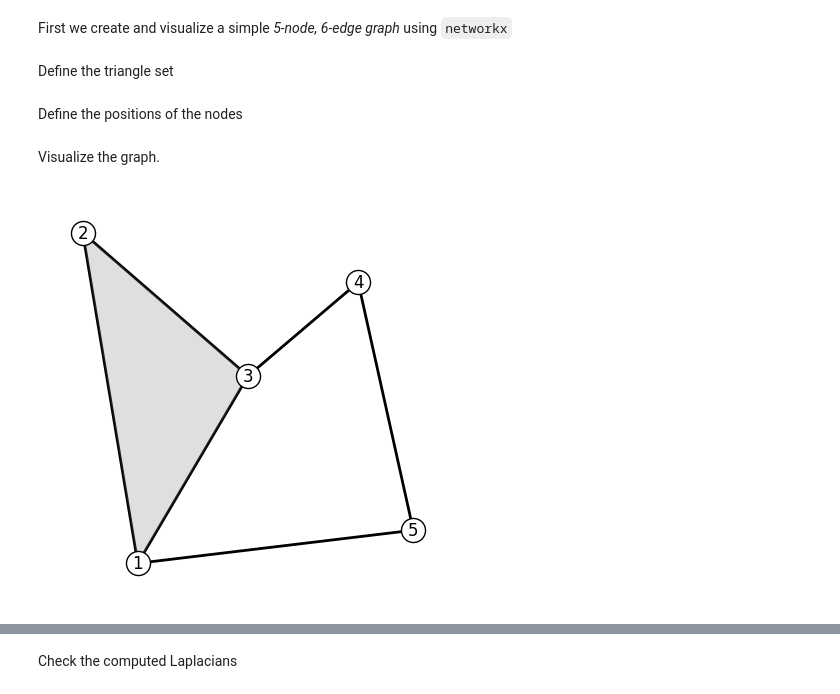
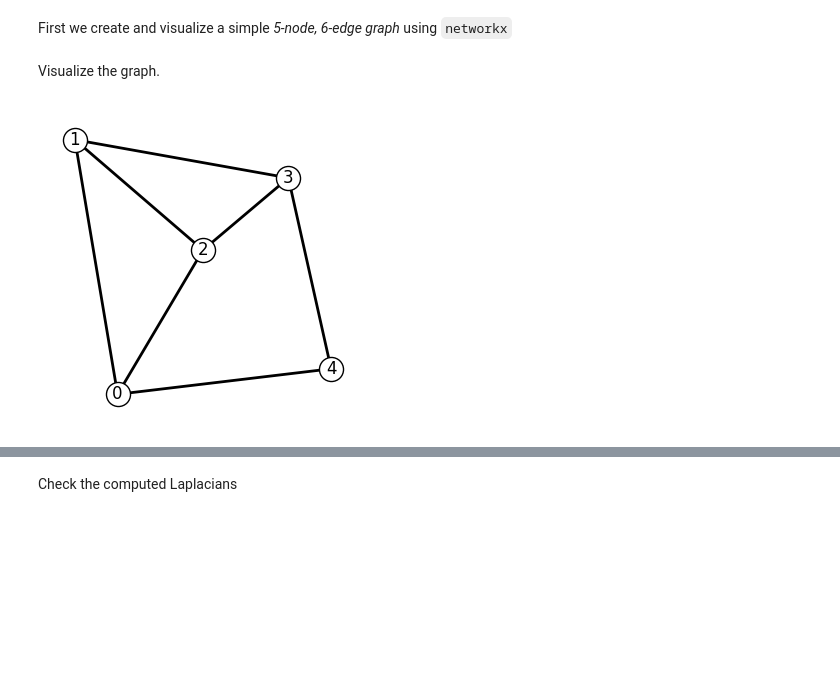
Before and after one commit to geometric-kernels/GeometricKernels, a Jupyter notebook: notebooks/GraphEdges.ipynb, the cells around one changed output, grey strips where cells are left out. Cells and saved outputs as stored; diff of their text form; code cells hidden in the pictures; blank space fills up the shorter version.

```diff
--- a/notebooks/GraphEdges.ipynb
+++ b/notebooks/GraphEdges.ipynb
@@ -75,2 +77,0 @@ G.add_edge(4, 5)
-# %% [markdown]
-Define the triangle set
@@ -79,25 +78,23 @@ triangles = [(1,2,3)]
-# %% [markdown]
-Define the positions of the nodes
 # %%
-# explicitly set positions
-pos = {1: (0, 0), 2: (-1, 0.3), 3: (2, 0.17), 4: (4, 0.255), 5: (5, 0.03)}
+nx_graph = nx.Graph()
+nx_graph.add_edges_from([(0, 1), (0, 2), (0, 4), (1, 2), (1, 3), (2, 3), (3, 4)])
+
+# explicitly set node positions for visualization
+pos = {0: (0, 0), 1: (-1, 0.3), 2: (2, 0.17), 3: (4, 0.255), 4: (5, 0.03)}
 # %% [markdown]
 Visualize the graph.
 # %%
-options = {
+graph_vis_options = {
     "font_size": 12,
     "node_size": 300,
     "node_color": "white",
     "edgecolors": "black",
     "linewidths": 1,
     "width": 2,
     "with_labels": True,
 }
 plt.figure(figsize=(4,4))
-nx.draw(G, pos, **options)
-# shade the area of the triangle
-plt.fill([0, -1, 2], [0, 0.3, 0.17], "gray", alpha=0.25)
-plt.axis("off")
+nx.draw(nx_graph, ax=plt.gca(), pos=pos, **graph_vis_options)
 plt.show()
 # %% [output]
-[figure, old version]
+[figure, new version]
```
Also changed, not shown: parts of 54 cells of this notebook, 8 other files.
